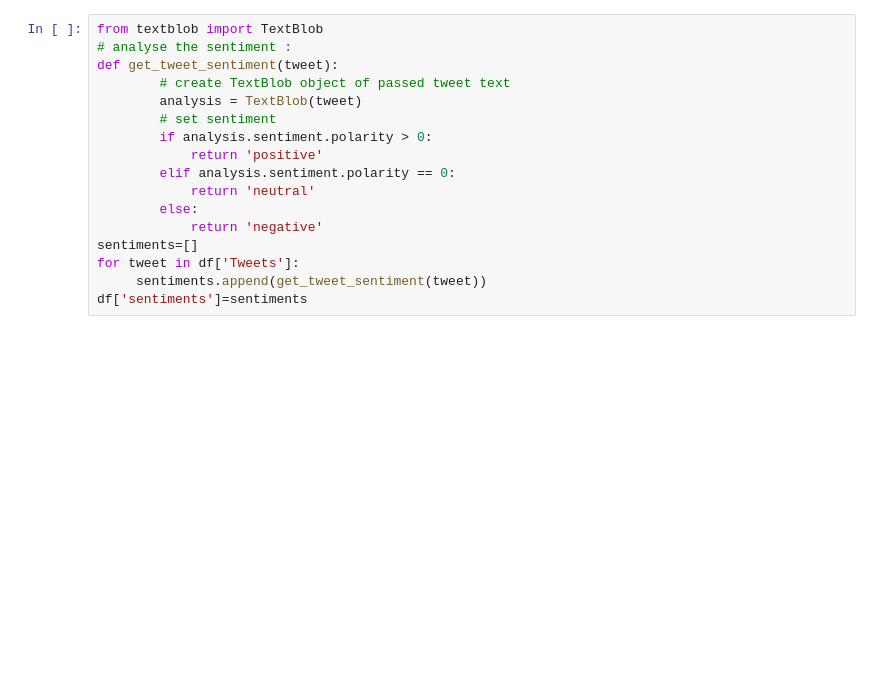
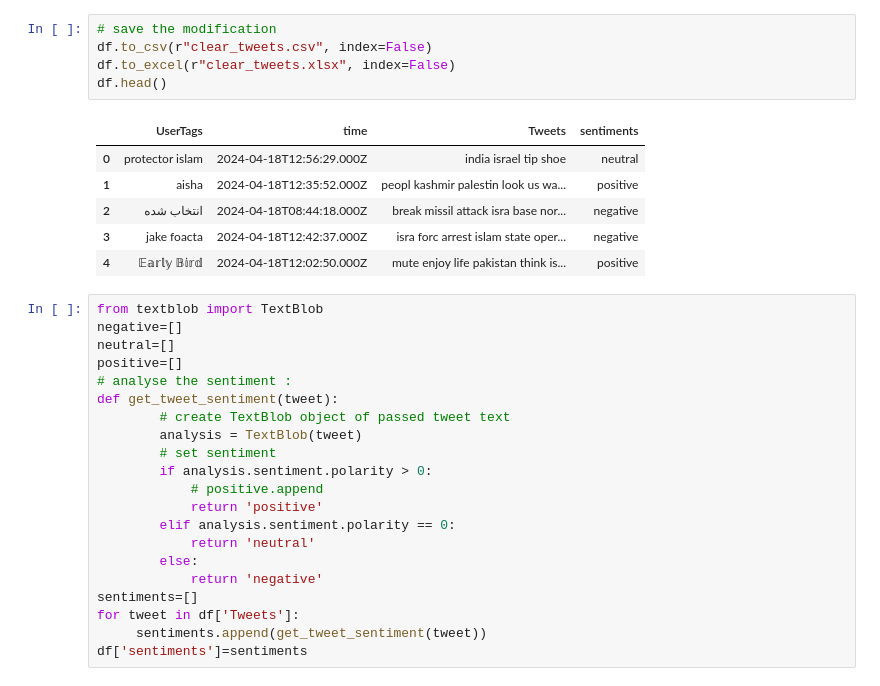
Before and after one commit to Jadir99/Analyse-des-sentiments-sur-Twitter, a Jupyter notebook: tweeter.ipynb, the cells around one changed output. Saved outputs shown, nothing was run; the diff lists cells and outputs as text; blank space fills up the shorter version.

```diff
--- a/tweeter.ipynb
+++ b/tweeter.ipynb
@@ -122,11 +260,27 @@ df.head()
+# %%
+# save the modification
+df.to_csv(r"clear_tweets.csv", index=False)
+df.to_excel(r"clear_tweets.xlsx", index=False)
+df.head()
+# %% [output]
+|  | UserTags | time | Tweets | sentiments |
+| 0 | protector islam | 2024-04-18T12:56:29.000Z | india israel tip shoe | neutral |
+| 1 | aisha | 2024-04-18T12:35:52.000Z | peopl kashmir palestin look us wa... | positive |
+| 2 | انتخاب شده | 2024-04-18T08:44:18.000Z | break missil attack isra base nor... | negative |
+| 3 | jake foacta | 2024-04-18T12:42:37.000Z | isra forc arrest islam state oper... | negative |
+| 4 | 𝔼𝕒𝕣𝕝𝕪 𝔹𝕚𝕣𝕕 | 2024-04-18T12:02:50.000Z | mute enjoy life pakistan think is... | positive |
 # %%
 from textblob import TextBlob
+negative=[]
+neutral=[]
+positive=[]
 # analyse the sentiment :
 def get_tweet_sentiment(tweet):
         # create TextBlob object of passed tweet text
         analysis = TextBlob(tweet)
         # set sentiment
         if analysis.sentiment.polarity > 0:
+            # positive.append
             return 'positive'
         elif analysis.sentiment.polarity == 0:
             return 'neutral'
```
Also changed, not shown: parts of 34 cells of this notebook, 3 other files.
